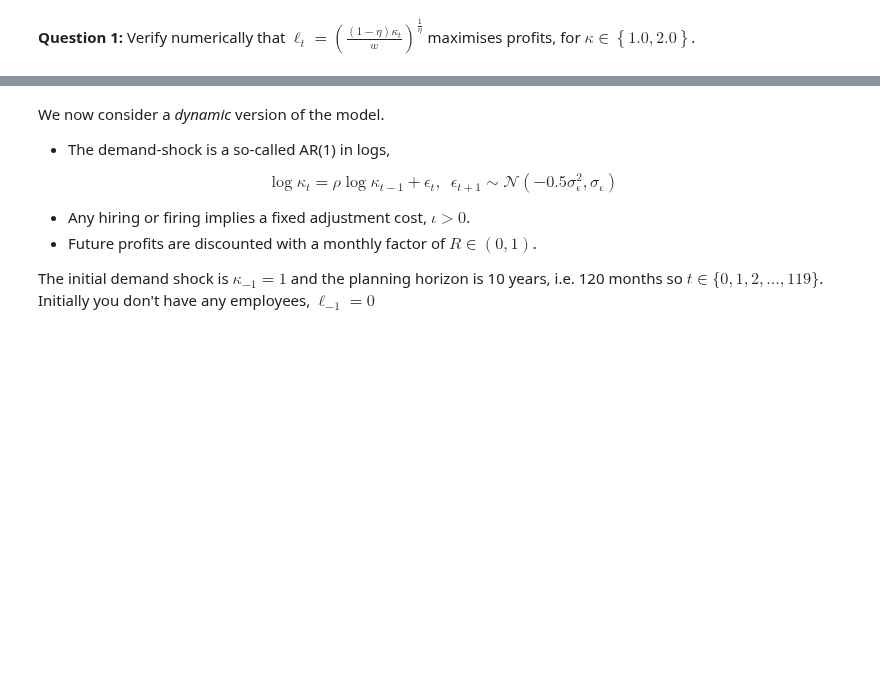
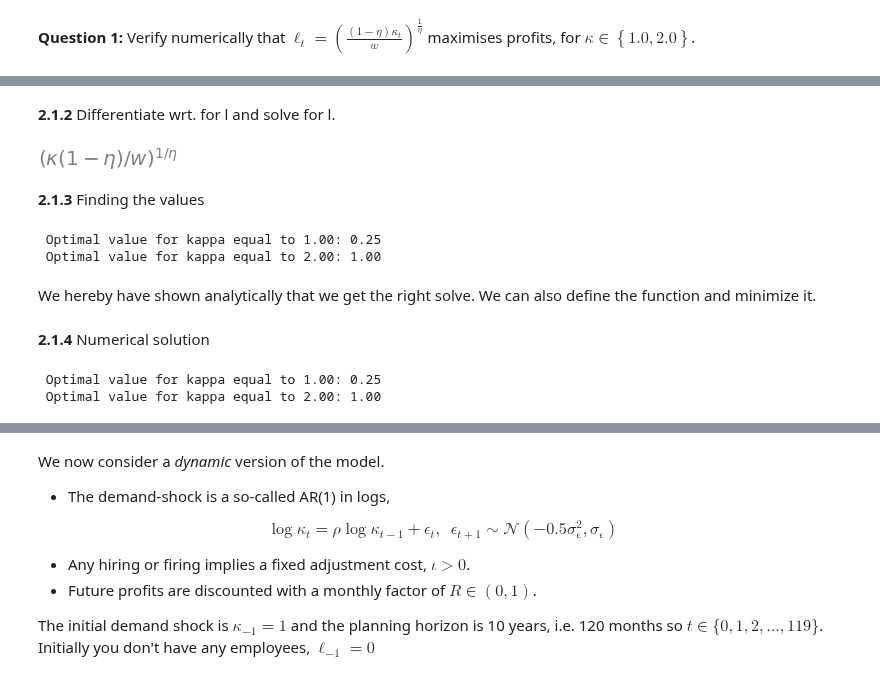
Before and after one commit to NumEconCopenhagen/projects-2023-andershuus_christianfogel, a Jupyter notebook: examproject/Exam-2023-notebook.ipynb, the cells around one changed output, grey strips where cells are left out. Cells and saved outputs as stored; diff of their text form; code cells hidden in the pictures; blank space fills up the shorter version.

```diff
--- a/examproject/Exam-2023-notebook.ipynb
+++ b/examproject/Exam-2023-notebook.ipynb
@@ -404,0 +418,42 @@ Baseline parameters are:
+# %% [markdown]
+**2.1.2** Differentiate wrt. for l and solve for l.
+# %%
+#Differentiate
+foc_hair=sm.Eq(sm.diff(profit, l_q2),0)
+
+#Solve for l
+l_optimal = sm.solve(foc_hair, l_q2)[0]
+l_optimal
+# %% [output]
+[figure, added]
+# %% [markdown]
+**2.1.3** Finding the values
+# %%
+l_optimal_function= sm.lambdify(args=(kappa_q2,eta_q2,w_q2),expr=l_optimal)
+
+#For the values
+print(f' Optimal value for kappa equal to 1.00: {l_optimal_function(1,0.5,1):.2f}')
+print(f' Optimal value for kappa equal to 2.00: {l_optimal_function(2,0.5,1):.2f}')
+# %% [output]
+ Optimal value for kappa equal to 1.00: 0.25
+ Optimal value for kappa equal to 2.00: 1.00
+# %% [markdown]
+We hereby have shown analytically that we get the right solve. We can also define the function and minimize it.
+# %% [markdown]
+**2.1.4** Numerical solution
+# %%
+#Defining the profit function (Negative value of it since we are minimizing)
+def profitfunction(l,kappa,eta=0.5,w=1):
+    return -kappa*l**(1-eta)+w*l
+
+#Profit maximazation
+def profit_max(kappa):
+    result = optimize.minimize_scalar(lambda l: profitfunction(l,kappa))
+    print(f' Optimal value for kappa equal to {kappa:.2f}: {result.x:.2f}')
+
+#Different values of kappa.
+for kappa in [1.0,2.0]:
+    profit_max(kappa)
+# %% [output]
+ Optimal value for kappa equal to 1.00: 0.25
+ Optimal value for kappa equal to 2.00: 1.00
```
Also changed, not shown: parts of 4 cells of this notebook.
